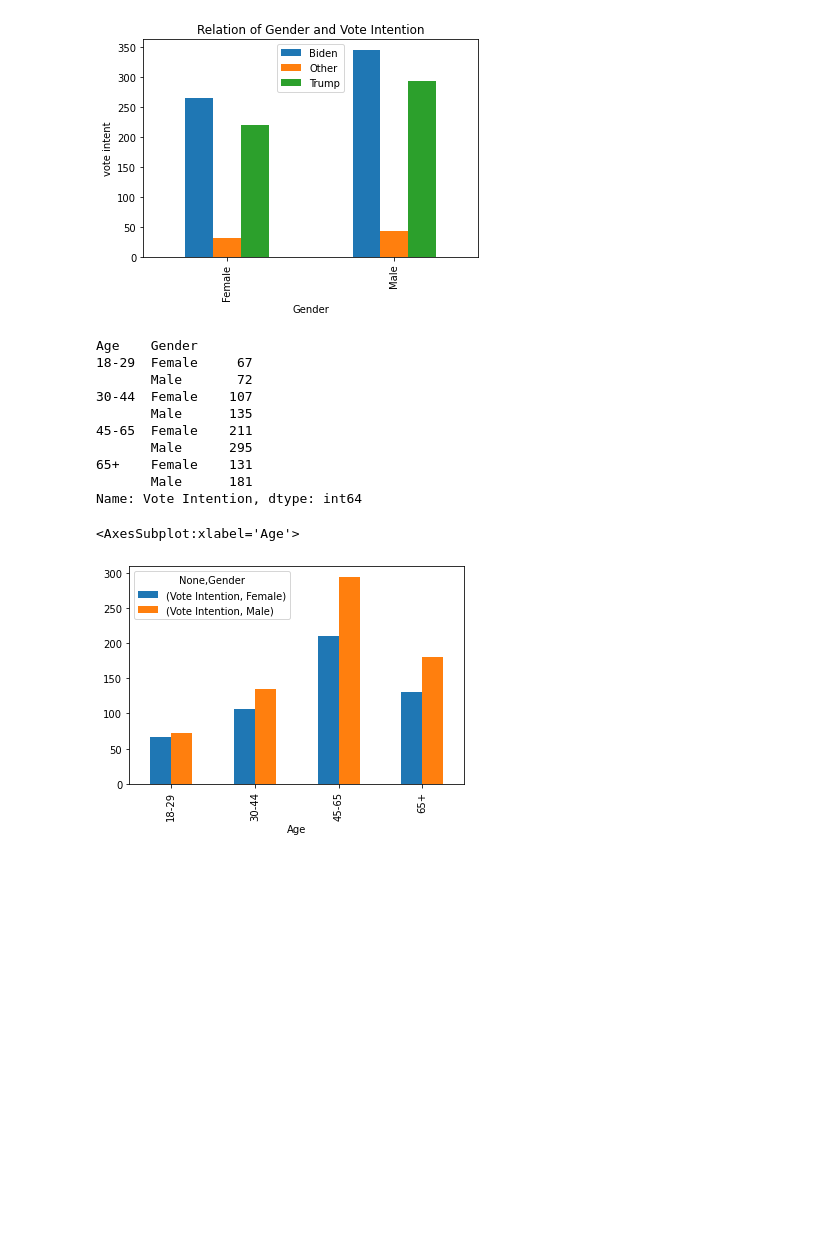
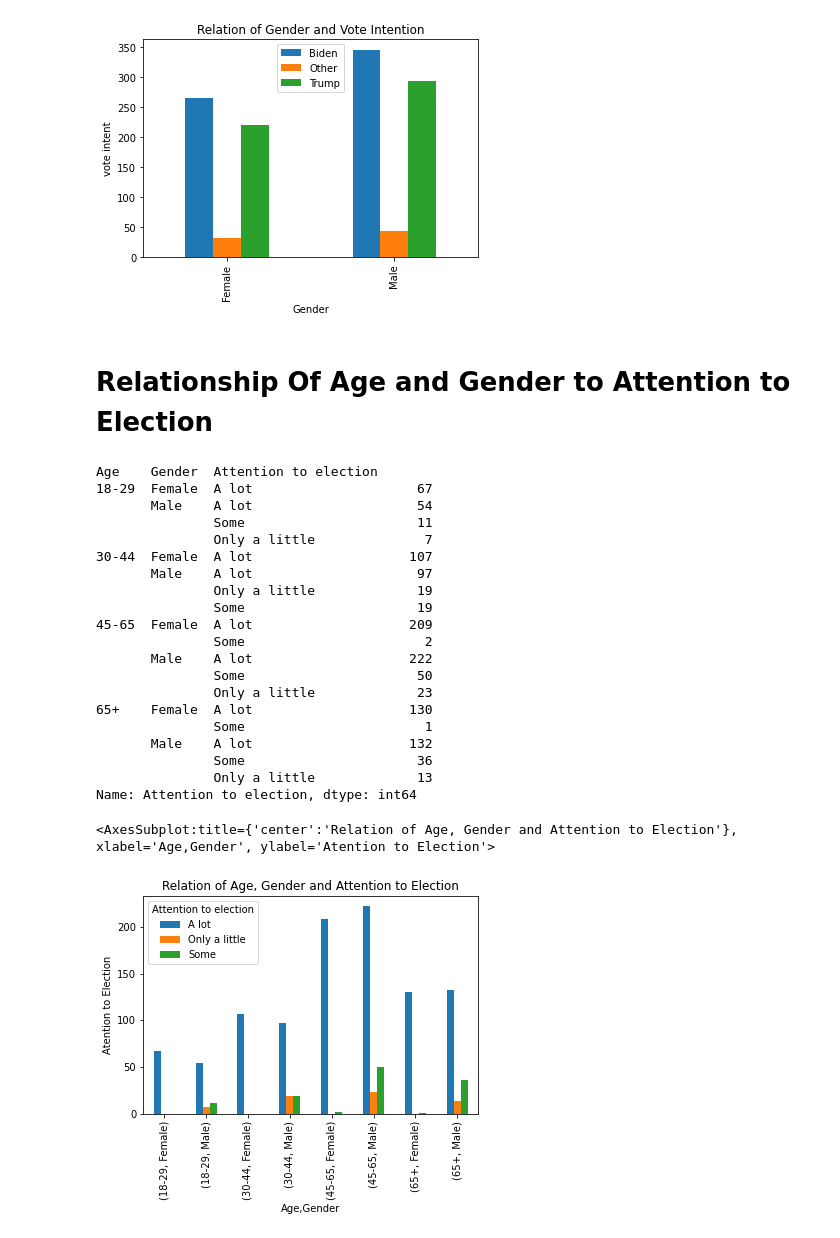
Before and after one commit to Storerun/election, a Jupyter notebook: election.ipynb, the cells around one changed output. Cells and saved outputs as stored; diff of their text form; code cells hidden in the pictures; blank space fills up the shorter version.

```diff
--- a/election.ipynb
+++ b/election.ipynb
@@ -133,23 +133,32 @@ Male    Biden             346
 Name: Vote Intention, dtype: int64
 <matplotlib.legend.Legend at 0x...>
 [figure]
+# %% [markdown]
+# Relationship Of Age and Gender to Attention to Election
 # %%
-Gender_vote_age = data.groupby(['Age','Gender']).count()['Vote Intention']
-Gender_vote_age
+Gender_vote_age = data.groupby(['Age','Gender'])['Attention to election'].value_counts()
+print(Gender_vote_age)
+Gender_vote_age.unstack().plot(kind='bar',legend =True,ylabel='Atention to Election',title='Relation of Age, Gender and Attention to Election')
 # %% [output]
-Age    Gender
-18-29  Female     67
-       Male       72
-30-44  Female    107
-       Male      135
-45-65  Female    211
-       Male      295
-65+    Female    131
-       Male      181
-Name: Vote Intention, dtype: int64
+Age    Gender  Attention to election
+18-29  Female  A lot                     67
+       Male    A lot                     54
+               Some                      11
+               Only a little              7
+30-44  Female  A lot                    107
+       Male    A lot                     97
+               Only a little             19
+               Some                      19
+45-65  Female  A lot                    209
+               Some                       2
+       Male    A lot                    222
+               Some                      50
+               Only a little             23
+65+    Female  A lot                    130
+               Some                       1
+       Male    A lot                    132
+               Some                      36
+               Only a little             13
+Name: Attention to election, dtype: int64
+<AxesSubplot:title={'center':'Relation of Age, Gender and Attention to Election'}, xlabel='Age,Gender', ylabel='Atention to Election'>
+[figure, added]
-# %%
-df2=pd.DataFrame(Gender_vote_age)
-df2.unstack().plot(kind='bar')
-# %% [output]
-<AxesSubplot:xlabel='Age'>
-[figure, removed]
```
